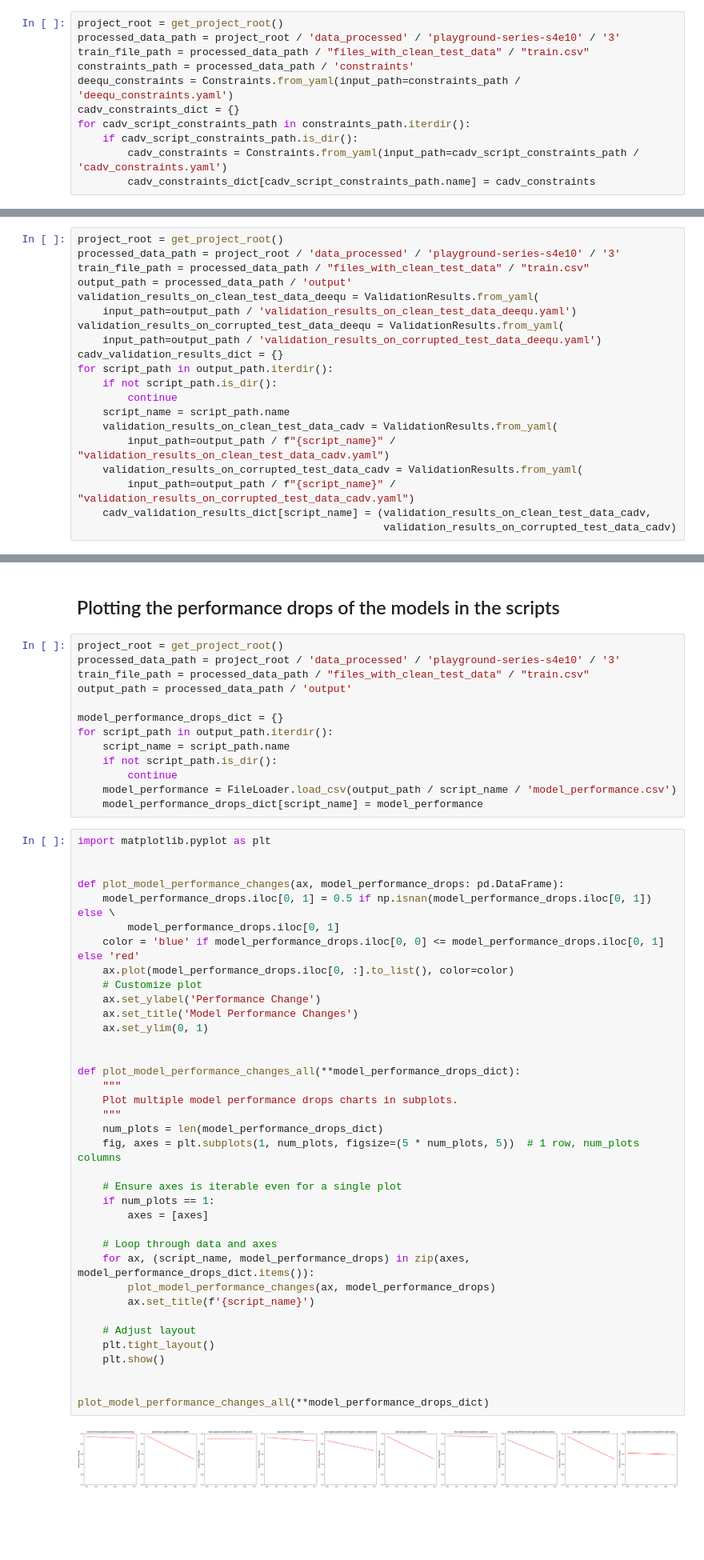
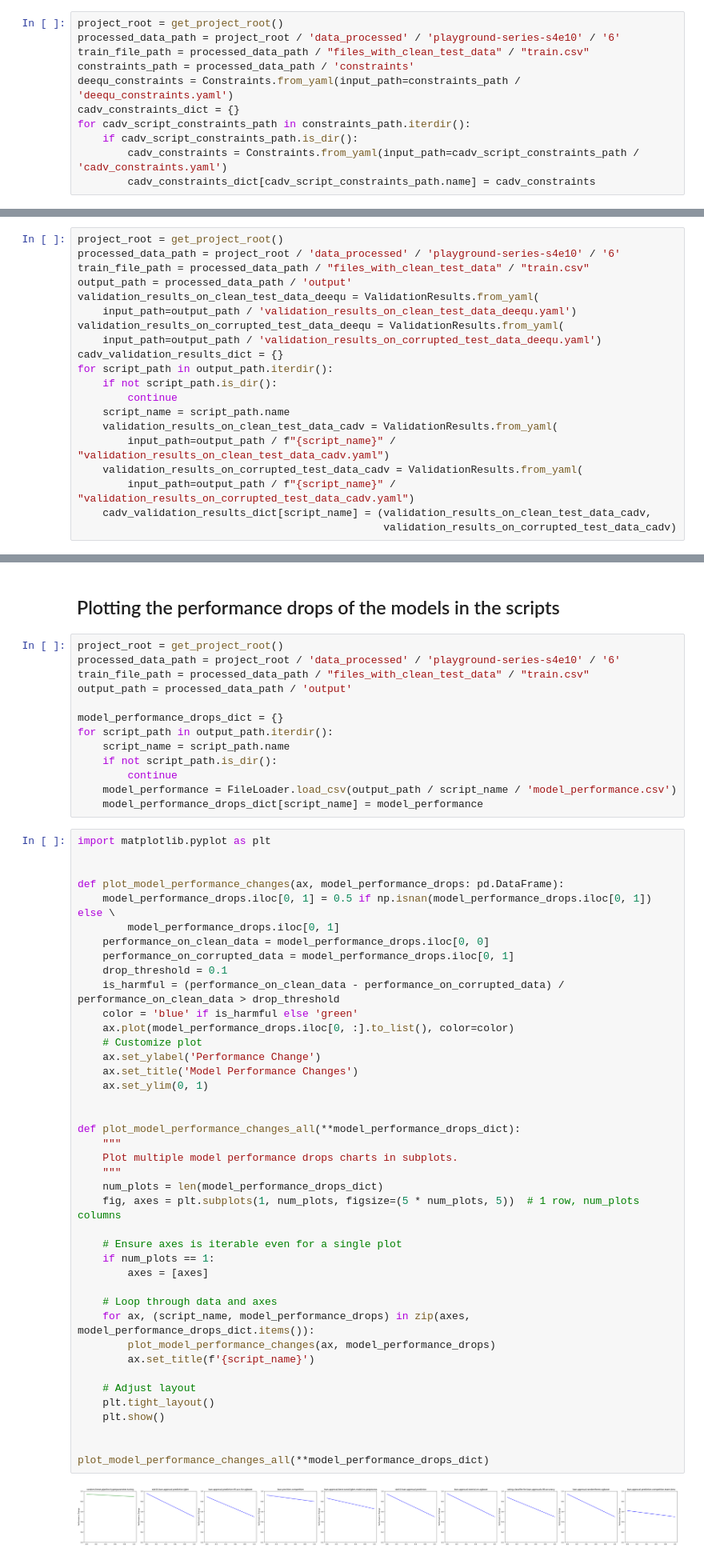
Before and after one commit to guangchen811/tadv, a Jupyter notebook: scripts/notebooks/distribution_plots.ipynb, the cells around one changed output, grey strips where cells are left out. Shown: that part at 80% size. Cells and saved outputs as stored; diff of their text form; blank space fills up the shorter version.

```diff
--- a/scripts/notebooks/distribution_plots.ipynb
+++ b/scripts/notebooks/distribution_plots.ipynb
@@ -11,7 +11,7 @@ from cadv_exploration.utils import get_project_root
 ## initializing the project root and the path to the data
 # %%
 project_root = get_project_root()
-processed_data_path = project_root / 'data_processed' / 'playground-series-s4e10' / '3'
+processed_data_path = project_root / 'data_processed' / 'playground-series-s4e10' / '6'
 train_file_path = processed_data_path / "files_with_clean_test_data" / "train.csv"
 constraints_path = processed_data_path / 'constraints'
 deequ_constraints = Constraints.from_yaml(input_path=constraints_path / 'deequ_constraints.yaml')
@@ -100,7 +97,7 @@ plot_suggestion_frequencies(deequ=deequ_suggestion_frequency, **cadv_suggestion_
 ## Plotting the validation results
 # %%
 project_root = get_project_root()
-processed_data_path = project_root / 'data_processed' / 'playground-series-s4e10' / '3'
+processed_data_path = project_root / 'data_processed' / 'playground-series-s4e10' / '6'
 train_file_path = processed_data_path / "files_with_clean_test_data" / "train.csv"
 output_path = processed_data_path / 'output'
 validation_results_on_clean_test_data_deequ = ValidationResults.from_yaml(
@@ -208,7 +205,7 @@ plot_validation_results(deequ_on_corrupted_test_data=deequ_validation_results_on
 ## Plotting the performance drops of the models in the scripts
 # %%
 project_root = get_project_root()
-processed_data_path = project_root / 'data_processed' / 'playground-series-s4e10' / '3'
+processed_data_path = project_root / 'data_processed' / 'playground-series-s4e10' / '6'
 train_file_path = processed_data_path / "files_with_clean_test_data" / "train.csv"
 output_path = processed_data_path / 'output'
 
@@ -226,35 +223,39 @@ import matplotlib.pyplot as plt
 def plot_model_performance_changes(ax, model_performance_drops: pd.DataFrame):
     model_performance_drops.iloc[0, 1] = 0.5 if np.isnan(model_performance_drops.iloc[0, 1]) else \
         model_performance_drops.iloc[0, 1]
-    color = 'blue' if model_performance_drops.iloc[0, 0] <= model_performance_drops.iloc[0, 1] else 'red'
+    performance_on_clean_data = model_performance_drops.iloc[0, 0]
+    performance_on_corrupted_data = model_performance_drops.iloc[0, 1]
+    drop_threshold = 0.1
+    is_harmful = (performance_on_clean_data - performance_on_corrupted_data) / performance_on_clean_data > drop_threshold
+    color = 'blue' if is_harmful else 'green'
     ax.plot(model_performance_drops.iloc[0, :].to_list(), color=color)
     # Customize plot
     ax.set_ylabel('Performance Change')
     ax.set_title('Model Performance Changes')
     ax.set_ylim(0, 1)
 
 
 def plot_model_performance_changes_all(**model_performance_drops_dict):
     """
     Plot multiple model performance drops charts in subplots.
     """
     num_plots = len(model_performance_drops_dict)
     fig, axes = plt.subplots(1, num_plots, figsize=(5 * num_plots, 5))  # 1 row, num_plots columns
 
     # Ensure axes is iterable even for a single plot
     if num_plots == 1:
         axes = [axes]
 
     # Loop through data and axes
     for ax, (script_name, model_performance_drops) in zip(axes, model_performance_drops_dict.items()):
         plot_model_performance_changes(ax, model_performance_drops)
         ax.set_title(f'{script_name}')
 
     # Adjust layout
     plt.tight_layout()
     plt.show()
 
 
 plot_model_performance_changes_all(**model_performance_drops_dict)
 # %% [output]
-[figure, old version]
+[figure, new version]
```
Also changed, not shown: parts of 2 cells of this notebook, 3 other files.
